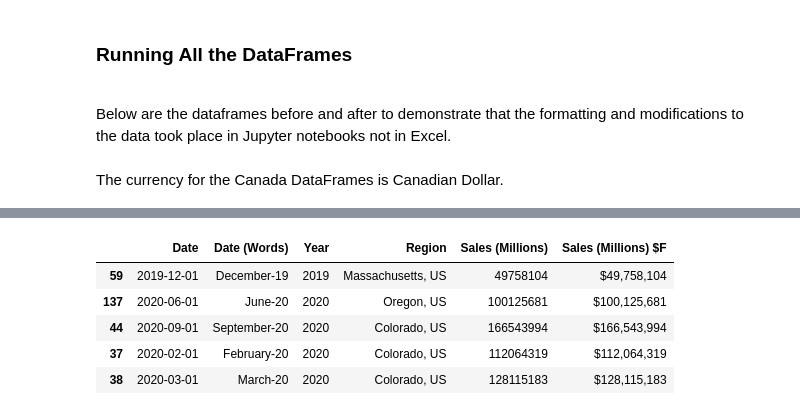
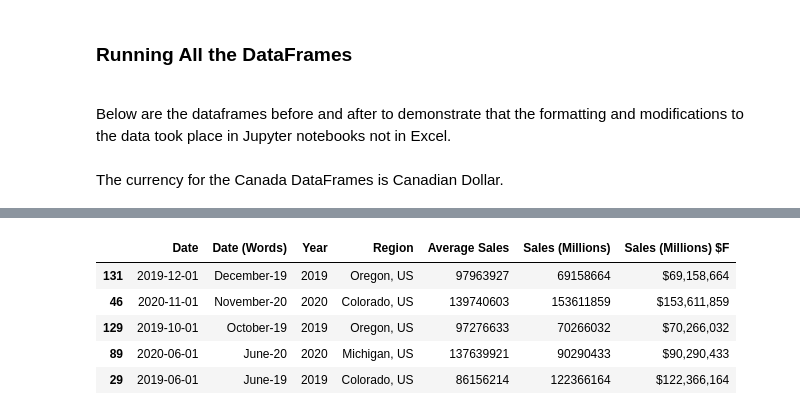
Before and after one commit to shadeetabasi/data-analysis-project-1, a Jupyter notebook: manny/Cannabis.ipynb, the cells around one changed output, grey strips where cells are left out. Cells and saved outputs as stored; diff of their text form; code cells hidden in the pictures.

```diff
--- a/manny/Cannabis.ipynb
+++ b/manny/Cannabis.ipynb
@@ -250,13 +280,15 @@ canada_market_category_rearr["Sales (Millions) CAD"] = canada_market_category_re
 canada_market_category_rearr[canada_market_category_rearr.columns[6:]] = canada_market_category_rearr[canada_market_category_rearr.columns[6:]].replace('[\$,]', '', regex=True).astype(np.int64)
 
 #Convert Canadian dollar to USD by multiplying only Sales (Millions) & Sales (Millions) $F columns only
-canada_market_category_convert =round(canada_market_category_rearr[["Sales (Millions)", "Sales (Millions) $F"]]*cadtousd_avg_exch_rate,0).astype(np.int64)
+canada_market_category_convert =round(canada_market_category_rearr[["Average Sales","Sales (Millions)", "Sales (Millions) $F"]]*cadtousd_avg_exch_rate,0).astype(np.int64)
 canada_market_category_rearr[canada_market_category_convert.columns] = canada_market_category_convert
 
 #Re-apply the formatting to the Sales (Millions) $F column
 canada_market_category_rearr["Sales (Millions) $F"] = (canada_market_category_rearr["Sales (Millions)"]).apply(lambda x: '${:,.0f}'.format(x))
 
+pd.set_option('display.max_rows', 600)
+
 #Display dataframe
-canada_market_category_rearr[["Date", "Date (Words)", "Year", "Region", "Market Category","Sales (Millions) CAD",
-                               "Sales (Millions)", "Sales (Millions) $F"]].sample(5)
+canada_market_category_rearr[["Date", "Date (Words)", "Year", "Region", "Market Category","Average Sales",
+                              "Sales (Millions) CAD","Sales (Millions)", "Sales (Millions) $F"]]
 # %% [output]
@@ -304,9 +343,10 @@ us_market_category_rearr[["Date", "Date (Words)", "Year", "Region", "Market Cate
 # %%
-us_market_size_rearr[["Date", "Date (Words)", "Year","Region", "Sales (Millions)", "Sales (Millions) $F"]].sample(5)
+us_market_size_rearr[["Date", "Date (Words)", "Year","Region", "Average Sales",
+                      "Sales (Millions)", "Sales (Millions) $F"]].sample(5)
 # %% [output]
-|  | Date | Date (Words) | Year | Region | Sales (Millions) | Sales (Millions) $F |
-| 59 | 2019-12-01 | December-19 | 2019 | Massachusetts, US | 49758104 | $49,758,104 |
-| 137 | 2020-06-01 | June-20 | 2020 | Oregon, US | 100125681 | $100,125,681 |
-| 44 | 2020-09-01 | September-20 | 2020 | Colorado, US | 166543994 | $166,543,994 |
-| 37 | 2020-02-01 | February-20 | 2020 | Colorado, US | 112064319 | $112,064,319 |
-| 38 | 2020-03-01 | March-20 | 2020 | Colorado, US | 128115183 | $128,115,183 |
+|  | Date | Date (Words) | Year | Region | Average Sales | Sales (Millions) | Sales (Millions) $F |
+| 131 | 2019-12-01 | December-19 | 2019 | Oregon, US | 97963927 | 69158664 | $69,158,664 |
+| 46 | 2020-11-01 | November-20 | 2020 | Colorado, US | 139740603 | 153611859 | $153,611,859 |
+| 129 | 2019-10-01 | October-19 | 2019 | Oregon, US | 97276633 | 70266032 | $70,266,032 |
+| 89 | 2020-06-01 | June-20 | 2020 | Michigan, US | 137639921 | 90290433 | $90,290,433 |
+| 29 | 2019-06-01 | June-19 | 2019 | Colorado, US | 86156214 | 122366164 | $122,366,164 |
```
Also changed, not shown: parts of 20 cells of this notebook, 7 other files.
